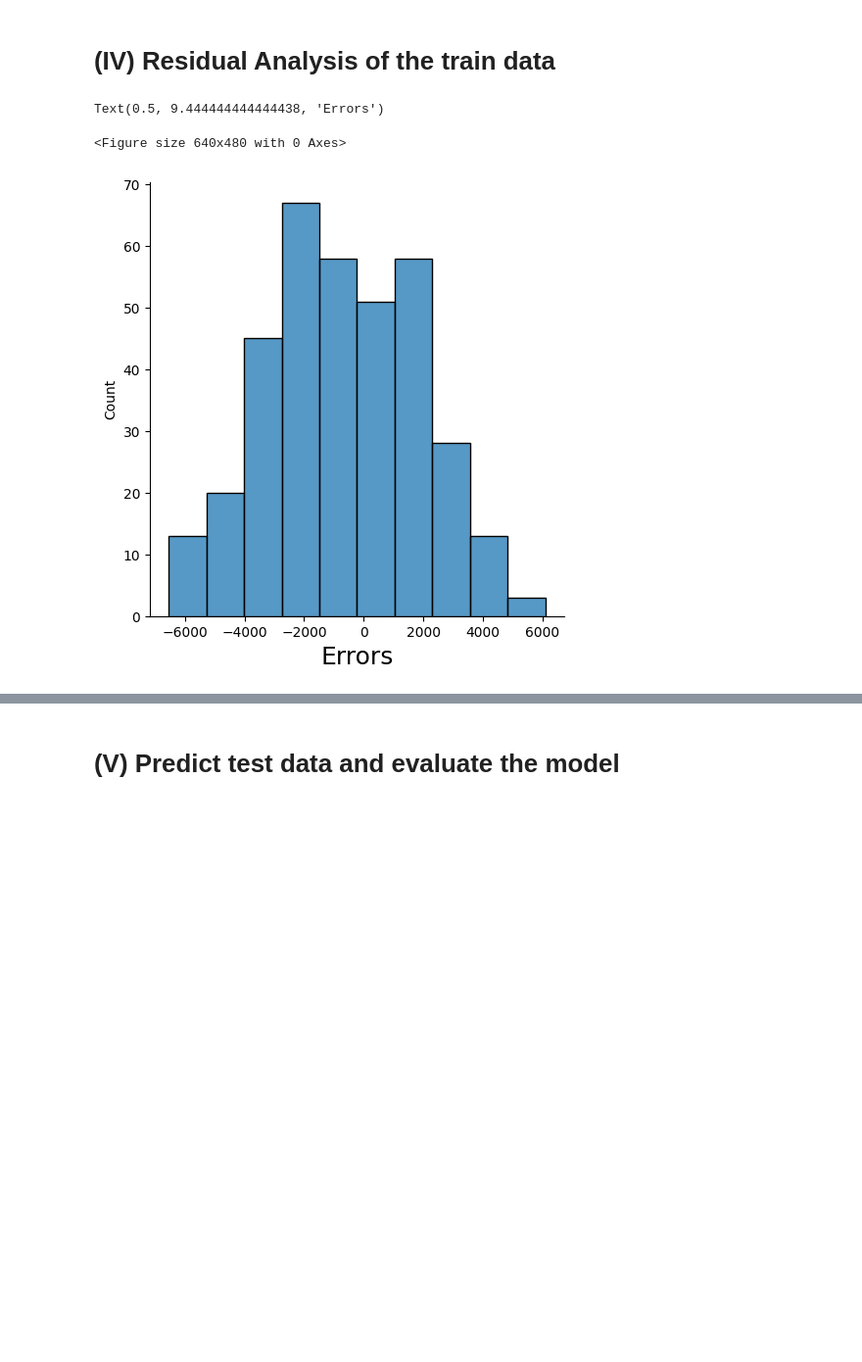
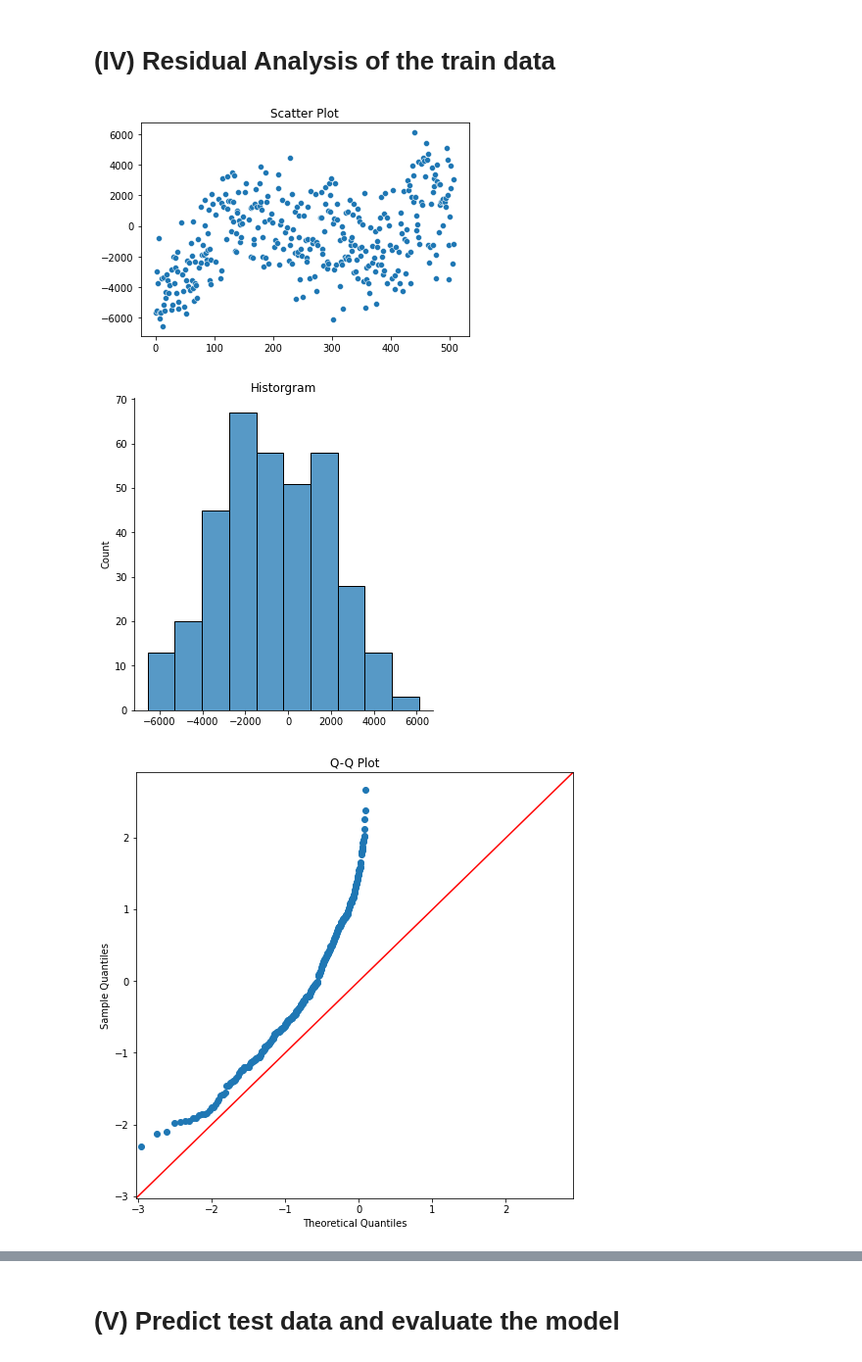
Before and after one commit to nguyenhoangthangbt/BikeSharing_CaseStudy, a Jupyter notebook: BikeSharing.ipynb, the cells around one changed output, grey strips where cells are left out. Shown at 98% size. Drawn from its saved outputs; the diff is of its cells as text; code cells hidden in the pictures; blank space fills up the shorter version.

```diff
--- a/BikeSharing.ipynb
+++ b/BikeSharing.ipynb
@@ -744,15 +733,26 @@ Notes:
 [1] Standard Errors assume that the covariance matrix of the errors is correctly specified.
 # %% [markdown]
 # (IV) Residual Analysis of the train data
-# %%
-df_train_target_predicted = lm.predict(df_train_features_scaled_RFE2)
-df_train_target_predicted
-# Plot the histogram of the error terms
-fig = plt.figure()
-sb.displot((df_train_target - df_train_target_predicted), bins = 10)
-fig.suptitle('Error Terms', fontsize = 20)                  # Plot heading
-plt.xlabel('Errors', fontsize = 18)                         # X-label
-# %% [output]
-Text(0.5, 9.444444444444438, 'Errors')
-<Figure size 640x480 with 0 Axes>
-[figure, removed]
+# %%
+df_train_target_predicted = lm.predict(df_train_features_scaled_RFE2)
+import pylab as py
+import scipy.stats as stats
+# Plot the histogram of the error terms
+sb.scatterplot((df_train_target - df_train_target_predicted))
+plt.title("Scatter Plot")
+sb.displot((df_train_target - df_train_target_predicted), bins = 10)
+plt.title("Historgram")
+
+# Create Q-Q plot
+fig, ax = plt.subplots(figsize=(8, 8))
+data = df_train_target - df_train_target_predicted
+standardized_data = (data - np.mean(data)) / np.std(data)
+sm.qqplot(standardized_data, line='45', ax=ax, marker='o', color='blue')
+ax.set_title('Q-Q Plot')
+ax.set_xlabel('Theoretical Quantiles')
+ax.set_ylabel('Sample Quantiles')
+plt.show()
+# %% [output]
+[figure, added]
+[figure, added]
+[figure, added]
```
Also changed, not shown: parts of 23 cells of this notebook, 5 other files.
